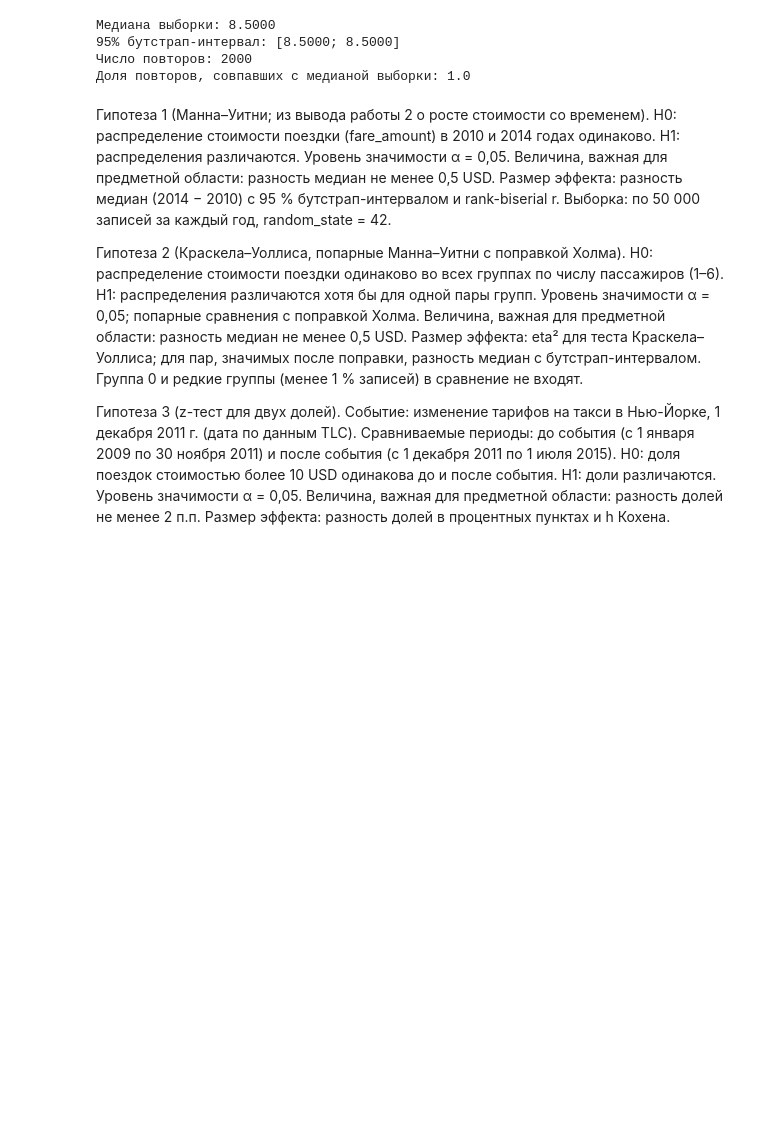
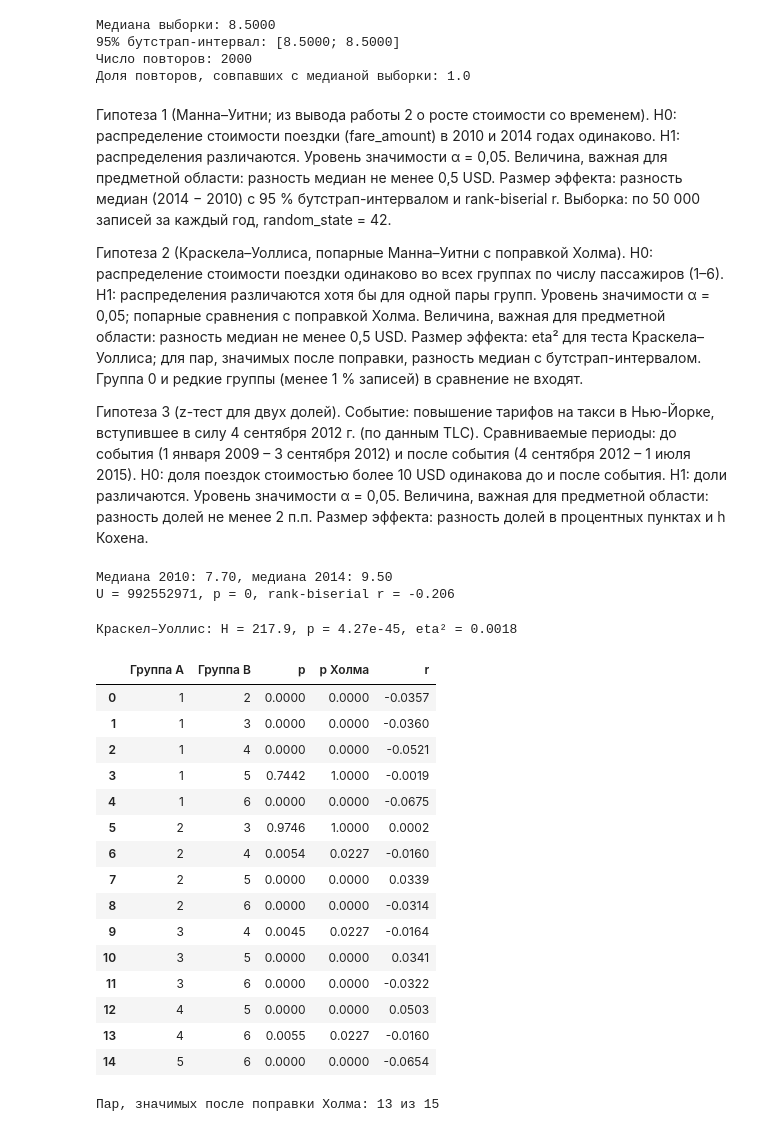
Before and after one commit to medshura555-collab/sambik, a Jupyter notebook: notebooks/04_stats.ipynb, the cells around one changed output. Cells and saved outputs as stored; diff of their text form; code cells hidden in the pictures; blank space fills up the shorter version.

```diff
--- a/notebooks/04_stats.ipynb
+++ b/notebooks/04_stats.ipynb
@@ -88,9 +88,70 @@ H1: распределения различаются хотя бы для од
 Размер эффекта: eta² для теста Краскела–Уоллиса; для пар, значимых после поправки, разность медиан с бутстрап-интервалом. Группа 0 и редкие группы (менее 1 % записей) в сравнение не входят.
 
 Гипотеза 3 (z-тест для двух долей).
-Событие: изменение тарифов на такси в Нью-Йорке, 1 декабря 2011 г. (дата по данным TLC).
-Сравниваемые периоды: до события (с 1 января 2009 по 30 ноября 2011) и после события (с 1 декабря 2011 по 1 июля 2015).
+Событие: повышение тарифов на такси в Нью-Йорке, вступившее в силу 4 сентября 2012 г. (по данным TLC).
+Сравниваемые периоды: до события (1 января 2009 – 3 сентября 2012) и после события (4 сентября 2012 – 1 июля 2015).
 H0: доля поездок стоимостью более 10 USD одинакова до и после события.
 H1: доли различаются.
 Уровень значимости α = 0,05. Величина, важная для предметной области: разность долей не менее 2 п.п.
 Размер эффекта: разность долей в процентных пунктах и h Кохена.
+# %%
+import sys
+import importlib
+import numpy as np
+import pandas as pd
+from IPython.display import display
+
+sys.path.append("../src")
+import stats
+importlib.reload(stats)
+
+df = pd.read_parquet(
+    "E:/laba_results/clean_final.parquet",
+    columns=["fare_amount", "pickup_datetime", "passenger_count"],
+)
+df["year"] = df["pickup_datetime"].dt.year
+# %%
+a = df.loc[df["year"] == 2010, "fare_amount"].sample(n=50_000, random_state=42).to_numpy()
+b = df.loc[df["year"] == 2014, "fare_amount"].sample(n=50_000, random_state=42).to_numpy()
+
+u1, p1, r1 = stats.compare_two(a, b)
+print(f"Медиана 2010: {np.median(a):.2f}, медиана 2014: {np.median(b):.2f}")
+print(f"U = {u1:.0f}, p = {p1:.3g}, rank-biserial r = {r1:.3f}")
+# %% [output]
+Медиана 2010: 7.70, медиана 2014: 9.50
+U = 992552971, p = 0, rank-biserial r = -0.206
+# %%
+groups = {
+    g: df.loc[df["passenger_count"] == g, "fare_amount"]
+           .sample(n=20_000, random_state=42).to_numpy()
+    for g in [1, 2, 3, 4, 5, 6]
+}
+
+h2, p2, eta2 = stats.kruskal_eta2(list(groups.values()))
+print(f"Краскел–Уоллис: H = {h2:.1f}, p = {p2:.3g}, eta² = {eta2:.4f}")
+
+pairs = stats.pairwise_holm(groups)
+table_pairs = pd.DataFrame(pairs, columns=["Группа A", "Группа B", "p", "p Холма", "r"])
+display(table_pairs.round(4))
+
+n_sig = int((table_pairs["p Холма"] < 0.05).sum())
+print(f"Пар, значимых после поправки Холма: {n_sig} из {len(pairs)}")
+# %% [output]
+Краскел–Уоллис: H = 217.9, p = 4.27e-45, eta² = 0.0018
+|  | Группа A | Группа B | p | p Холма | r |
+| 0 | 1 | 2 | 0.0000 | 0.0000 | -0.0357 |
+| 1 | 1 | 3 | 0.0000 | 0.0000 | -0.0360 |
+| 2 | 1 | 4 | 0.0000 | 0.0000 | -0.0521 |
+| 3 | 1 | 5 | 0.7442 | 1.0000 | -0.0019 |
+| 4 | 1 | 6 | 0.0000 | 0.0000 | -0.0675 |
+| 5 | 2 | 3 | 0.9746 | 1.0000 | 0.0002 |
+| 6 | 2 | 4 | 0.0054 | 0.0227 | -0.0160 |
+| 7 | 2 | 5 | 0.0000 | 0.0000 | 0.0339 |
+| 8 | 2 | 6 | 0.0000 | 0.0000 | -0.0314 |
+| 9 | 3 | 4 | 0.0045 | 0.0227 | -0.0164 |
+| 10 | 3 | 5 | 0.0000 | 0.0000 | 0.0341 |
+| 11 | 3 | 6 | 0.0000 | 0.0000 | -0.0322 |
+| 12 | 4 | 5 | 0.0000 | 0.0000 | 0.0503 |
+| 13 | 4 | 6 | 0.0055 | 0.0227 | -0.0160 |
+| 14 | 5 | 6 | 0.0000 | 0.0000 | -0.0654 |
+Пар, значимых после поправки Холма: 13 из 15
```
Also changed, not shown: parts of 6 cells of this notebook, 1 other file.
